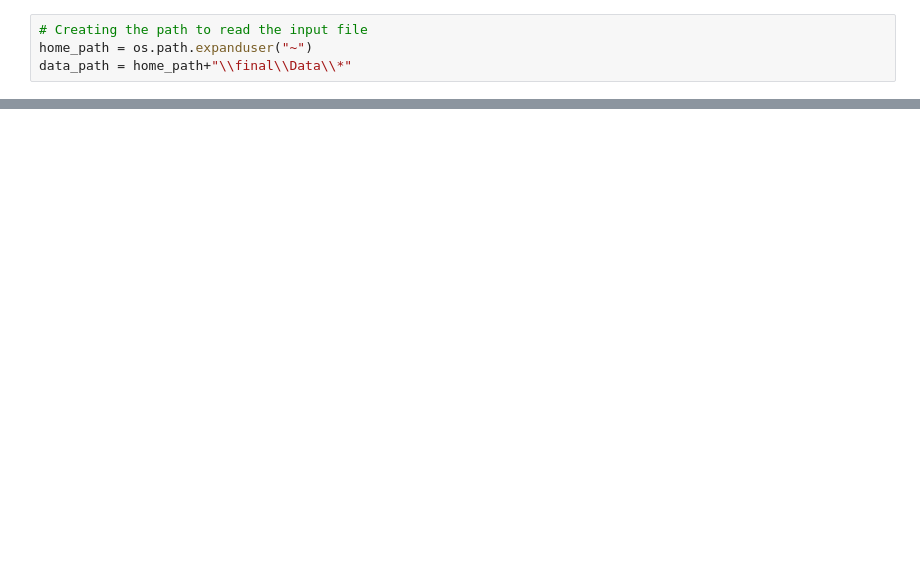
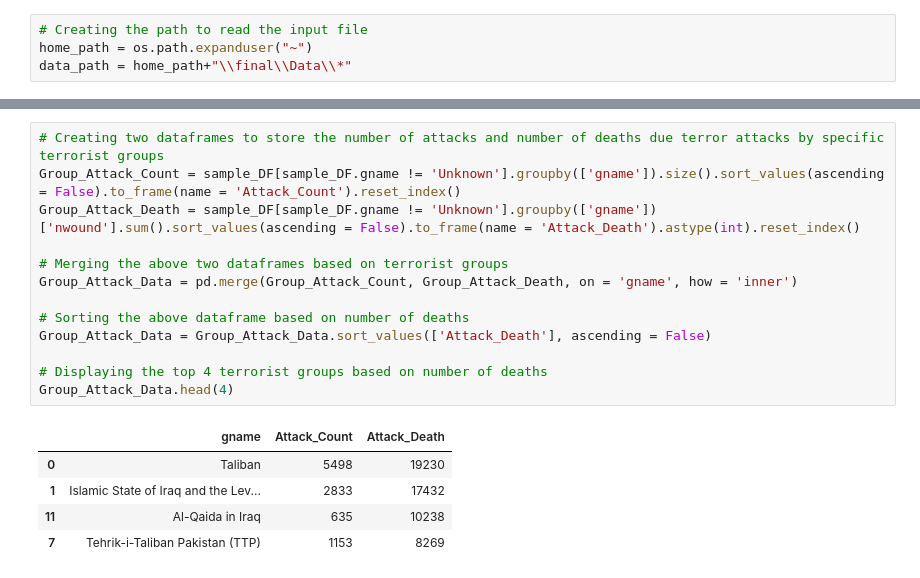
Before and after one commit to prashantvikramsingh/Data-Analysis-using-Python, a Jupyter notebook: final/analysis/ana_3.ipynb, the cells around one changed output, grey strips where cells are left out. Saved outputs shown, nothing was run; the diff lists cells and outputs as text; blank space fills up the shorter version.

```diff
--- a/final/analysis/ana_3.ipynb
+++ b/final/analysis/ana_3.ipynb
@@ -79,0 +88,19 @@ plt.savefig('ana_3\\successVSfail_country.png', bbox_inches='tight')
+# %%
+# Creating two dataframes to store the number of attacks and number of deaths due terror attacks by specific terrorist groups
+Group_Attack_Count = sample_DF[sample_DF.gname != 'Unknown'].groupby(['gname']).size().sort_values(ascending = False).to_frame(name = 'Attack_Count').reset_index()
+Group_Attack_Death = sample_DF[sample_DF.gname != 'Unknown'].groupby(['gname'])['nwound'].sum().sort_values(ascending = False).to_frame(name = 'Attack_Death').astype(int).reset_index()
+
+# Merging the above two dataframes based on terrorist groups
+Group_Attack_Data = pd.merge(Group_Attack_Count, Group_Attack_Death, on = 'gname', how = 'inner')
+
+# Sorting the above dataframe based on number of deaths
+Group_Attack_Data = Group_Attack_Data.sort_values(['Attack_Death'], ascending = False)
+
+# Displaying the top 4 terrorist groups based on number of deaths
+Group_Attack_Data.head(4)
+# %% [output]
+|  | gname | Attack_Count | Attack_Death |
+| 0 | Taliban | 5498 | 19230 |
+| 1 | Islamic State of Iraq and the Lev... | 2833 | 17432 |
+| 11 | Al-Qaida in Iraq | 635 | 10238 |
+| 7 | Tehrik-i-Taliban Pakistan (TTP) | 1153 | 8269 |
```
Also changed, not shown: parts of 10 cells of this notebook, 10 other files.
